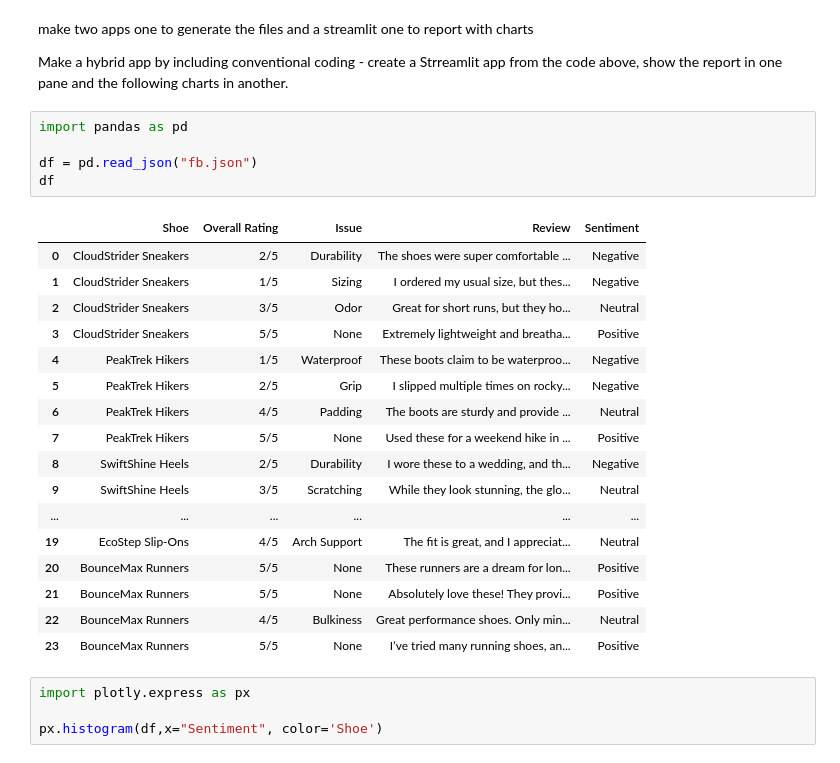
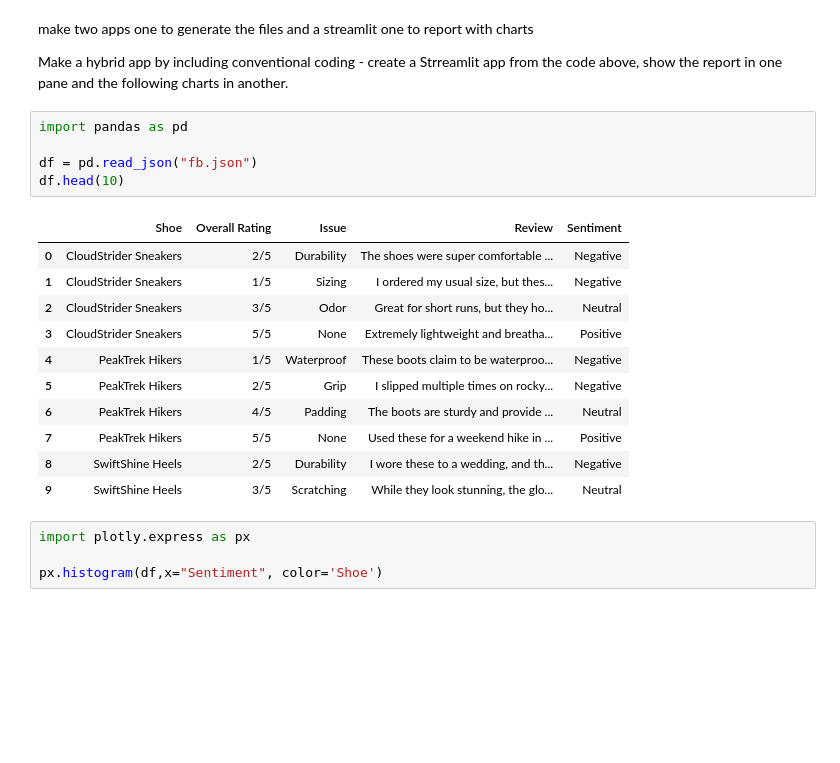
Before and after one commit to 79212/CrewAIapps, a Jupyter notebook: AIBI-fb/cust_fb.ipynb, the cells around one changed output. Saved outputs shown, nothing was run; the diff lists cells and outputs as text; blank space fills up the shorter version.

```diff
--- a/AIBI-fb/cust_fb.ipynb
+++ b/AIBI-fb/cust_fb.ipynb
@@ -143,26 +143,20 @@ Make a hybrid app by including conventional coding - create a Strreamlit app fro
 # %%
 import pandas as pd
 
 df = pd.read_json("fb.json")
-df
+df.head(10)
 # %% [output]
 |  | Shoe | Overall Rating | Issue | Review | Sentiment |
 | 0 | CloudStrider Sneakers | 2/5 | Durability | The shoes were super comfortable ... | Negative |
 | 1 | CloudStrider Sneakers | 1/5 | Sizing | I ordered my usual size, but thes... | Negative |
 | 2 | CloudStrider Sneakers | 3/5 | Odor | Great for short runs, but they ho... | Neutral |
 | 3 | CloudStrider Sneakers | 5/5 | None | Extremely lightweight and breatha... | Positive |
 | 4 | PeakTrek Hikers | 1/5 | Waterproof | These boots claim to be waterproo... | Negative |
 | 5 | PeakTrek Hikers | 2/5 | Grip | I slipped multiple times on rocky... | Negative |
 | 6 | PeakTrek Hikers | 4/5 | Padding | The boots are sturdy and provide ... | Neutral |
 | 7 | PeakTrek Hikers | 5/5 | None | Used these for a weekend hike in ... | Positive |
 | 8 | SwiftShine Heels | 2/5 | Durability | I wore these to a wedding, and th... | Negative |
 | 9 | SwiftShine Heels | 3/5 | Scratching | While they look stunning, the glo... | Neutral |
-| ... | ... | ... | ... | ... | ... |
-| 19 | EcoStep Slip-Ons | 4/5 | Arch Support | The fit is great, and I appreciat... | Neutral |
-| 20 | BounceMax Runners | 5/5 | None | These runners are a dream for lon... | Positive |
-| 21 | BounceMax Runners | 5/5 | None | Absolutely love these! They provi... | Positive |
-| 22 | BounceMax Runners | 4/5 | Bulkiness | Great performance shoes. Only min... | Neutral |
-| 23 | BounceMax Runners | 5/5 | None | I’ve tried many running shoes, an... | Positive |
 # %%
 import plotly.express as px
 
```
Also changed, not shown: 2 other files.
